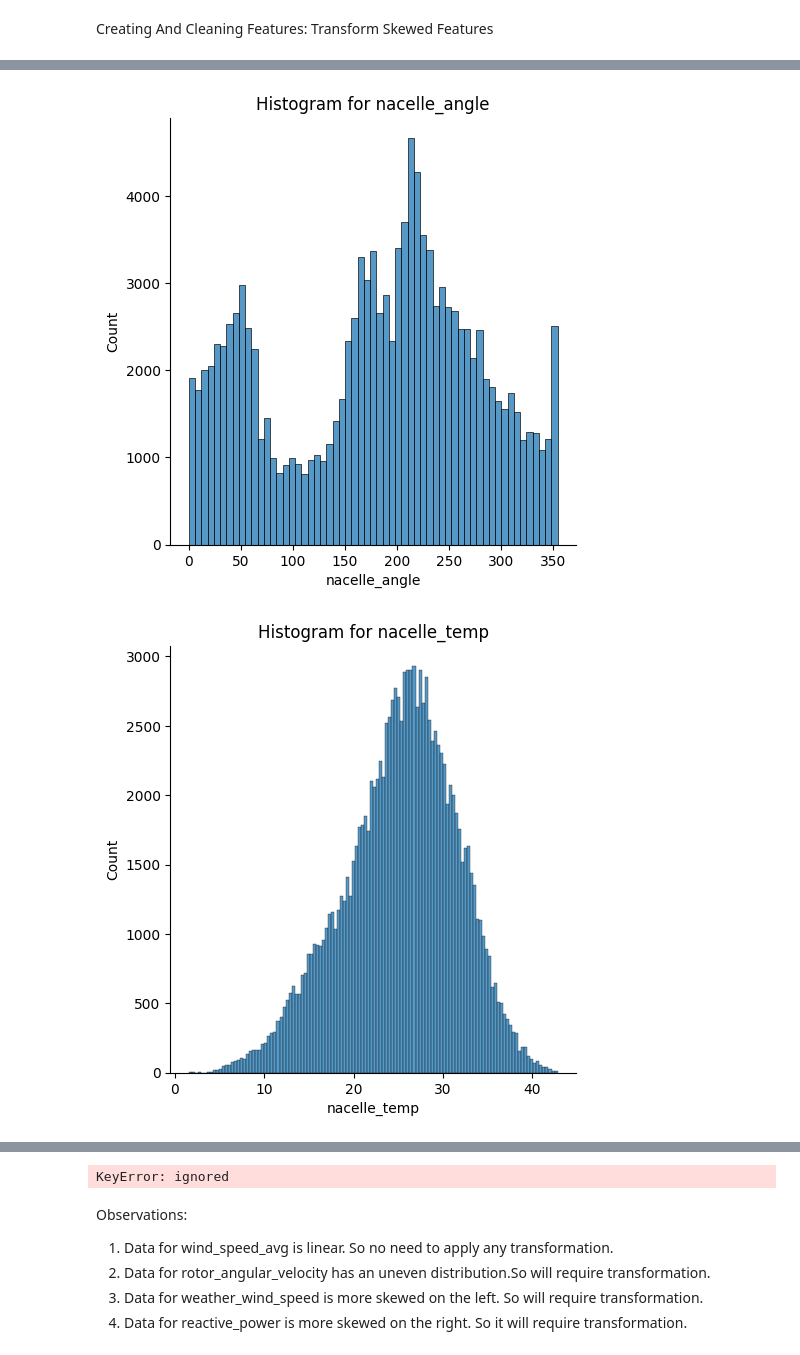
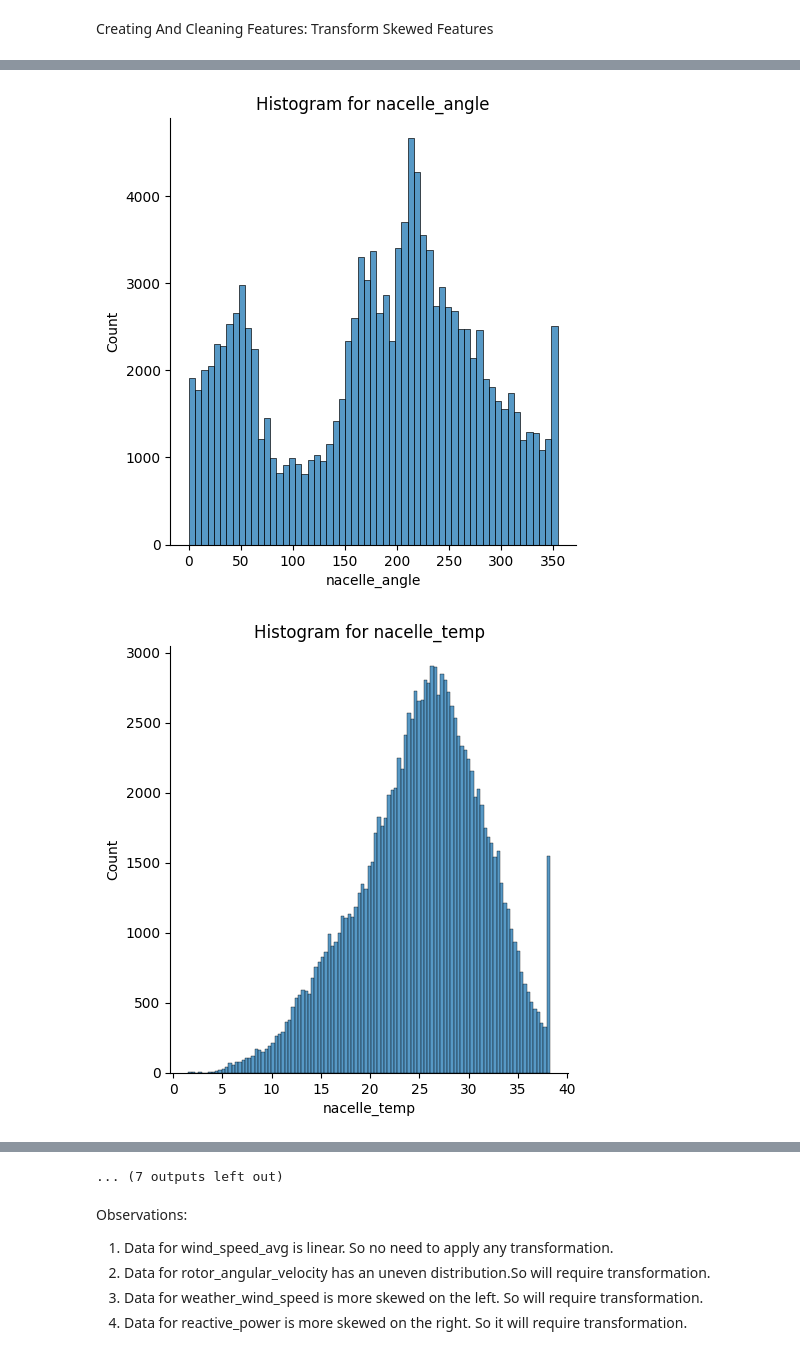
Before and after one commit to madhumitafilos/Collab, a Jupyter notebook: Feature_Engineering_NoLeakage.ipynb, the cells around one changed output, grey strips where cells are left out. Saved outputs shown, nothing was run; the diff lists cells and outputs as text; code cells hidden in the pictures.

```diff
--- a/Feature_Engineering_NoLeakage.ipynb
+++ b/Feature_Engineering_NoLeakage.ipynb
@@ -160,7 +160,7 @@ X = wind_DS[['pitch_angle' ,'reactive_power', 'nacelle_angle', 'nacelle_temp',
  'wind_speed1', 'wind_speed2', 'wind_speed_avg', 'wind_angle', 'vane_angle',
  'outdoor_temp', 'rotor_angular_velocity', 'rotor_bearing_temp',
  'weather_temp', 'pressure', 'humidity', 'weather_wind_speed',
- 'weather_wind_angle', 'rain_1h']]
+ 'weather_wind_angle', 'rain_1h','snow_1h']]
 #X = X.rename(columns={'weather_wind_speed_tr': 'weather_wind_speed'})
 #X = X.rename(columns={'rotor_angular_velocity_tr': 'rotor_angular_velocity'})
 #X = X.rename(columns={'humidity_tr': 'humidity'})
@@ -230,16 +259,26 @@ KeyError: ignored
 # %% [markdown]
 The data beyond 3 standard deviation was clipped to remove outliers in the dataset. Few features had 3sd value lesser than 99p value. For such cases there was no need to apply clipping .
 # %%
+'pitch_angle','reactive_power','nacelle_angle','nacelle_temp','wind_speed1','wind_speed2','wind_speed_avg','wind_angle','vane_angle','outdoor_temp','rotor_angular_velocity','rotor_bearing_temp','weather_temp','pressure','humidity','weather_wind_speed','weather_wind_angle','rain_1h','snow_1h'
+X_train['pitch_angle_clean'] = X_train['pitch_angle'].clip(upper=X_train['pitch_angle'].quantile(.99))
+X_train['reactive_power_clean'] = X_train['reactive_power'].clip(upper=X_train['reactive_power'].quantile(.99))
 X_train['nacelle_angle_clean'] = X_train['nacelle_angle'].clip(upper=X_train['nacelle_angle'].quantile(.99))
+X_train['nacelle_temp_clean'] = X_train['nacelle_temp'].clip(upper=X_train['nacelle_temp'].quantile(.99))
 X_train['wind_speed1_clean'] = X_train['wind_speed1'].clip(upper=X_train['wind_speed1'].quantile(.99))
 X_train['wind_speed2_clean'] = X_train['wind_speed2'].clip(upper=X_train['wind_speed2'].quantile(.99))
 X_train['wind_speed_avg'] = X_train['wind_speed_avg'].clip(upper=X_train['wind_speed_avg'].quantile(.99))
+X_train['wind_angle_avg'] = X_train['wind_angle'].clip(upper=X_train['wind_angle'].quantile(.99))
+X_train['vane_angle_avg'] = X_train['vane_angle'].clip(upper=X_train['vane_angle'].quantile(.99))
 X_train['outdoor_temp_clean'] = X_train['outdoor_temp'].clip(upper=X_train['outdoor_temp'].quantile(.99))
+X_train['rotor_angular_velocity_clean'] = X_train['rotor_angular_velocity'].clip(upper=X_train['rotor_angular_velocity'].quantile(.99))
 X_train['rotor_bearing_temp_clean'] = X_train['rotor_bearing_temp'].clip(upper=X_train['rotor_bearing_temp'].quantile(.99))
 X_train['weather_temp_clean'] = X_train['weather_temp'].clip(upper=X_train['weather_temp'].quantile(.99))
 X_train['pressure_clean'] = X_train['pressure'].clip(upper=X_train['pressure'].quantile(.99))
 X_train['humidity_clean'] = X_train['humidity'].clip(upper=X_train['humidity'].quantile(.99))
 X_train['weather_wind_speed_clean'] = X_train['weather_wind_speed'].clip(upper=X_train['weather_wind_speed'].quantile(.99))
+X_train['weather_wind_angle_clean'] = X_train['weather_wind_angle'].clip(upper=X_train['weather_wind_angle'].quantile(.99))
+X_train['rain_1h_clean'] = X_train['rain_1h'].clip(upper=X_train['rain_1h'].quantile(.99))
+X_train['snow_1h_clean'] = X_train['snow_1h'].clip(upper=X_train['snow_1h'].quantile(.99))
 # %%
 X_train.describe()
 # %% [output]
@@ -256,18 +295,25 @@ X_train.describe()
 # %%
 #Create new dataset without outliers and without snow_1h_clean feature since it is 0 always
-X_train_clean = X_train.loc[:,['pitch_angle','reactive_power','nacelle_temp','nacelle_angle_clean','wind_speed1_clean','wind_speed2_clean','wind_speed_avg','wind_angle','vane_angle','outdoor_temp_clean','rotor_angular_velocity','rotor_bearing_temp_clean','weather_temp_clean','pressure_clean','humidity_clean','weather_wind_speed_clean','weather_wind_angle','rain_1h']]
+X_train_clean = X_train.loc[:,['pitch_angle_clean','reactive_power_clean','nacelle_temp_clean','nacelle_angle_clean','wind_speed1_clean','wind_speed2_clean','wind_speed_avg','wind_angle','vane_angle','outdoor_temp_clean','rotor_angular_velocity_clean','rotor_bearing_temp_clean','weather_temp_clean','pressure_clean','humidity_clean','weather_wind_speed_clean','weather_wind_angle_clean','rain_1h_clean','snow_1h_clean']]
 # %%
 # rename the feature
 
+X_train_clean = X_train_clean.rename(columns={'pitch_angle_clean': 'pitch_angle'})
+X_train_clean = X_train_clean.rename(columns={'reactive_power_clean': 'reactive_power'})
+X_train_clean = X_train_clean.rename(columns={'nacelle_temp_clean': 'nacelle_temp'})
 X_train_clean = X_train_clean.rename(columns={'nacelle_angle_clean': 'nacelle_angle'})
 X_train_clean = X_train_clean.rename(columns={'wind_speed1_clean': 'wind_speed1'})
 X_train_clean = X_train_clean.rename(columns={'wind_speed2_clean': 'wind_speed2'})
 X_train_clean = X_train_clean.rename(columns={'outdoor_temp_clean': 'outdoor_temp'})
+X_train_clean = X_train_clean.rename(columns={'rotor_angular_velocity_clean': 'rotor_angular_velocity'})
 X_train_clean = X_train_clean.rename(columns={'rotor_bearing_temp_clean': 'rotor_bearing_temp'})
 X_train_clean = X_train_clean.rename(columns={'weather_temp_clean': 'weather_temp'})
-X_train_clean = X_train_clean.rename(columns={'pressure_clean': 'pressure_temp'})
-X_train_clean = X_train_clean.rename(columns={'humidity_clean': 'humidity_temp'})
+X_train_clean = X_train_clean.rename(columns={'pressure_clean': 'pressure'})
+X_train_clean = X_train_clean.rename(columns={'humidity_clean': 'humidity'})
 X_train_clean = X_train_clean.rename(columns={'weather_wind_speed_clean': 'weather_wind_speed'})
+X_train_clean = X_train_clean.rename(columns={'weather_wind_angle_clean': 'weather_wind_angle'})
+X_train_clean = X_train_clean.rename(columns={'rain_1h_clean': 'rain_1h'})
+X_train_clean = X_train_clean.rename(columns={'snow_1h_clean': 'snow_1h'})
 # %%
 X_train_clean.describe()
 # %% [output]
@@ -287,7 +333,7 @@ import scipy.stats
 from statsmodels.graphics.gofplots import qqplot
 
 # Plot histogram for each continuous feature to see if a transformation is necessary
-for feature in ['pitch_angle','reactive_power','nacelle_angle','nacelle_temp','wind_speed1','wind_speed2','wind_speed_avg','wind_angle','vane_angle','outdoor_temp','rotor_angular_velocity','rotor_bearing_temp','weather_temp','pressure','humidity','weather_wind_speed','weather_wind_angle','rain_1h']:
+for feature in ['pitch_angle','reactive_power','nacelle_angle','nacelle_temp','wind_speed1','wind_speed2','wind_speed_avg','wind_angle','vane_angle','outdoor_temp','rotor_angular_velocity','rotor_bearing_temp','weather_temp','pressure','humidity','weather_wind_speed','weather_wind_angle','rain_1h','snow_1h']:
     sns.displot(X_train_clean[feature], kde=False)
     plt.title('Histogram for {}'.format(feature))
     plt.show()
@@ -297,5 +343,5 @@ for feature in ['pitch_angle','reactive_power','nacelle_angle','nacelle_temp','w
 [figure]
-[figure, old version]
+[figure, new version]
 [figure]
 [figure]
 [figure]
@@ -308,4 +353,4 @@ for feature in ['pitch_angle','reactive_power','nacelle_angle','nacelle_temp','w
-KeyError: ignored
+... (7 outputs left out)
 # %% [markdown]
 Observations:
 1) Data for wind_speed_avg is linear. So no need to apply any transformation.
```
Also changed, not shown: parts of 22 cells of this notebook.
